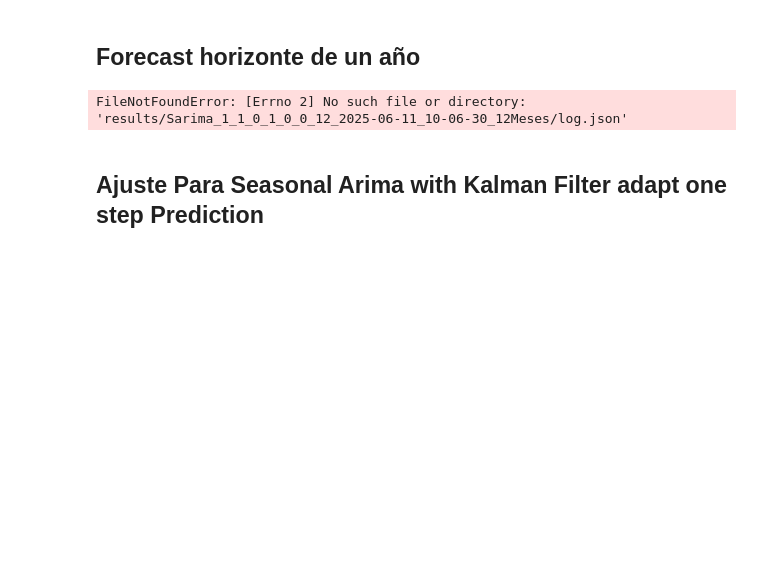
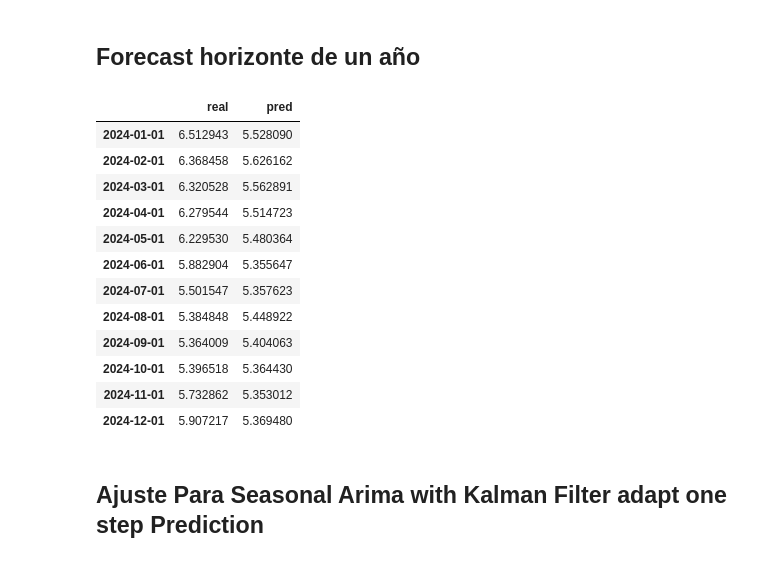
Before and after one commit to Nagu-Corporation-SPA/Price_prediction, a Jupyter notebook: Notebooks/arima_mensual.ipynb, the cells around one changed output. Cells and saved outputs as stored; diff of their text form; code cells hidden in the pictures; blank space fills up the shorter version.

```diff
--- a/Notebooks/arima_mensual.ipynb
+++ b/Notebooks/arima_mensual.ipynb
@@ -124,7 +124,7 @@ Mejores (P, D, Q, m): (1, 0, 0, 12)
 # Informacion del log
 date = pd.Timestamp.now().strftime('%Y-%m-%d_%H-%M-%S')
 dir_checkpoint = f"""results/Sarima_{order[0]}_{order[1]}_{order[2]}_{seasonal_order[0]}_{seasonal_order[1]}_{seasonal_order[2]}_{seasonal_order[3]}_{date}_12Meses/"""
-horizonte = 1
+horizonte = 12
 
 serie_rolling = train.copy()
 predicciones = []
@@ -135,6 +135,9 @@ modelo = ARIMA(serie_rolling, order = order,seasonal_order = seasonal_order)
 fitted = modelo.fit()
 pred = fitted.forecast(steps=12)
 metric = errorMetrics(test.to_numpy(), pred.to_numpy())
+
+if not os.path.exists(dir_checkpoint):
+    os.makedirs(dir_checkpoint)
 
 logDict = {"p":order[0],
 "d":order[1],
@@ -148,8 +151,25 @@ logDict = {"p":order[0],
 with open(dir_checkpoint + 'log.json', 'w') as f:
     json.dump(logDict, f, indent=4)
 pd.DataFrame.from_dict(metric).to_csv(str(dir_checkpoint)+'metricas.csv', index=False)
-# %% [output]
-FileNotFoundError: [Errno 2] No such file or directory: 'results/Sarima_1_1_0_1_0_0_12_2025-06-11_10-06-30_12Meses/log.json'
+# %%
+result = pd.concat([test, pred], axis=1)
+result.columns = ['real', 'pred']
+# %%
+result
+# %% [output]
+|  | real | pred |
+| 2024-01-01 | 6.512943 | 5.528090 |
+| 2024-02-01 | 6.368458 | 5.626162 |
+| 2024-03-01 | 6.320528 | 5.562891 |
+| 2024-04-01 | 6.279544 | 5.514723 |
+| 2024-05-01 | 6.229530 | 5.480364 |
+| 2024-06-01 | 5.882904 | 5.355647 |
+| 2024-07-01 | 5.501547 | 5.357623 |
+| 2024-08-01 | 5.384848 | 5.448922 |
+| 2024-09-01 | 5.364009 | 5.404063 |
+| 2024-10-01 | 5.396518 | 5.364430 |
+| 2024-11-01 | 5.732862 | 5.353012 |
+| 2024-12-01 | 5.907217 | 5.369480 |
 # %% [markdown]
 ## Ajuste Para Seasonal Arima with Kalman Filter adapt one step Prediction
 # %% [markdown]
```
Also changed, not shown: parts of 5 cells of this notebook, 8 other files.
